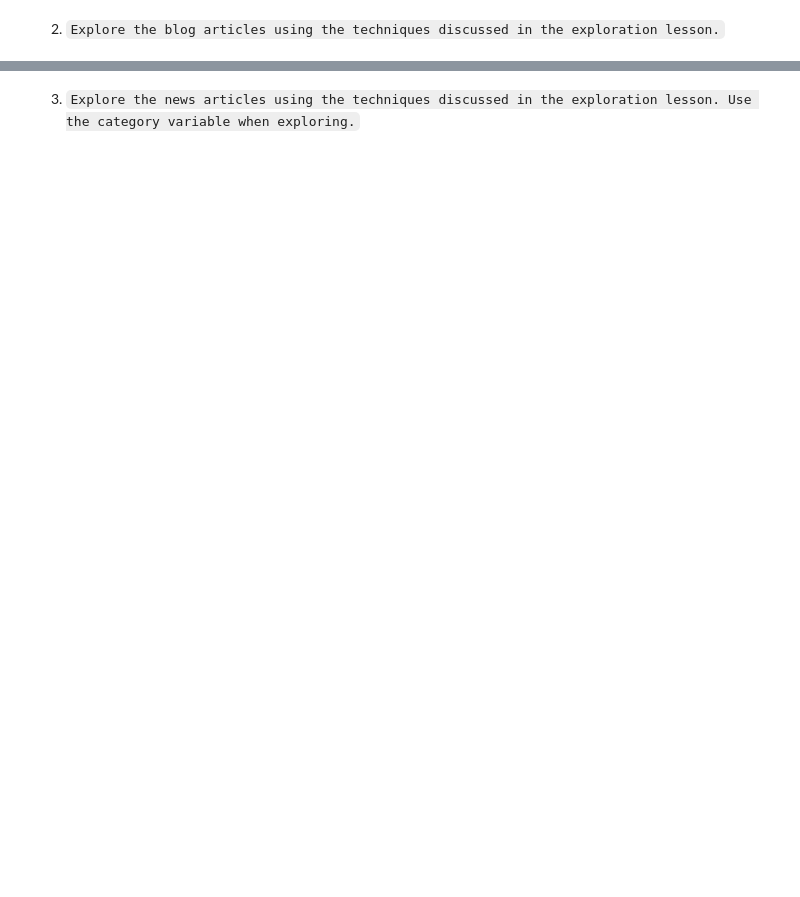
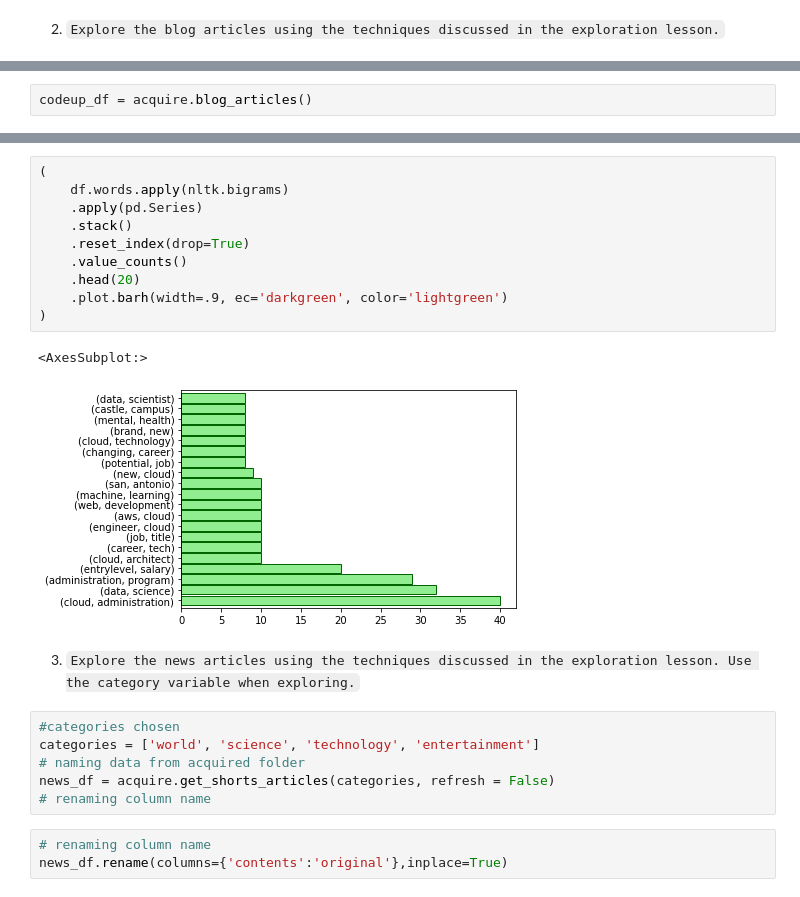
Before and after one commit to EribertoContreras/natural-language-processing-exercises, a Jupyter notebook: explore.ipynb, the cells around one changed output, grey strips where cells are left out. Drawn from its saved outputs; the diff is of its cells as text; blank space fills up the shorter version.

```diff
--- a/explore.ipynb
+++ b/explore.ipynb
@@ -311,0 +330,2 @@ plt.show()
+# %%
+codeup_df = acquire.blog_articles()
@@ -312,2 +394,24 @@ plt.show()
+# %%
+(
+    df.words.apply(nltk.bigrams)
+    .apply(pd.Series)
+    .stack()
+    .reset_index(drop=True)
+    .value_counts()
+    .head(20)
+    .plot.barh(width=.9, ec='darkgreen', color='lightgreen')
+)
+# %% [output]
+<AxesSubplot:>
+[figure, added]
 # %% [markdown]
 3) `Explore the news articles using the techniques discussed in the exploration lesson. Use the category variable when exploring.`
+# %%
+#categories chosen
+categories = ['world', 'science', 'technology', 'entertainment']
+# naming data from acquired folder
+news_df = acquire.get_shorts_articles(categories, refresh = False)
+# renaming column name
+# %%
+# renaming column name
+news_df.rename(columns={'contents':'original'},inplace=True)
```
Also changed, not shown: parts of 15 cells of this notebook.
